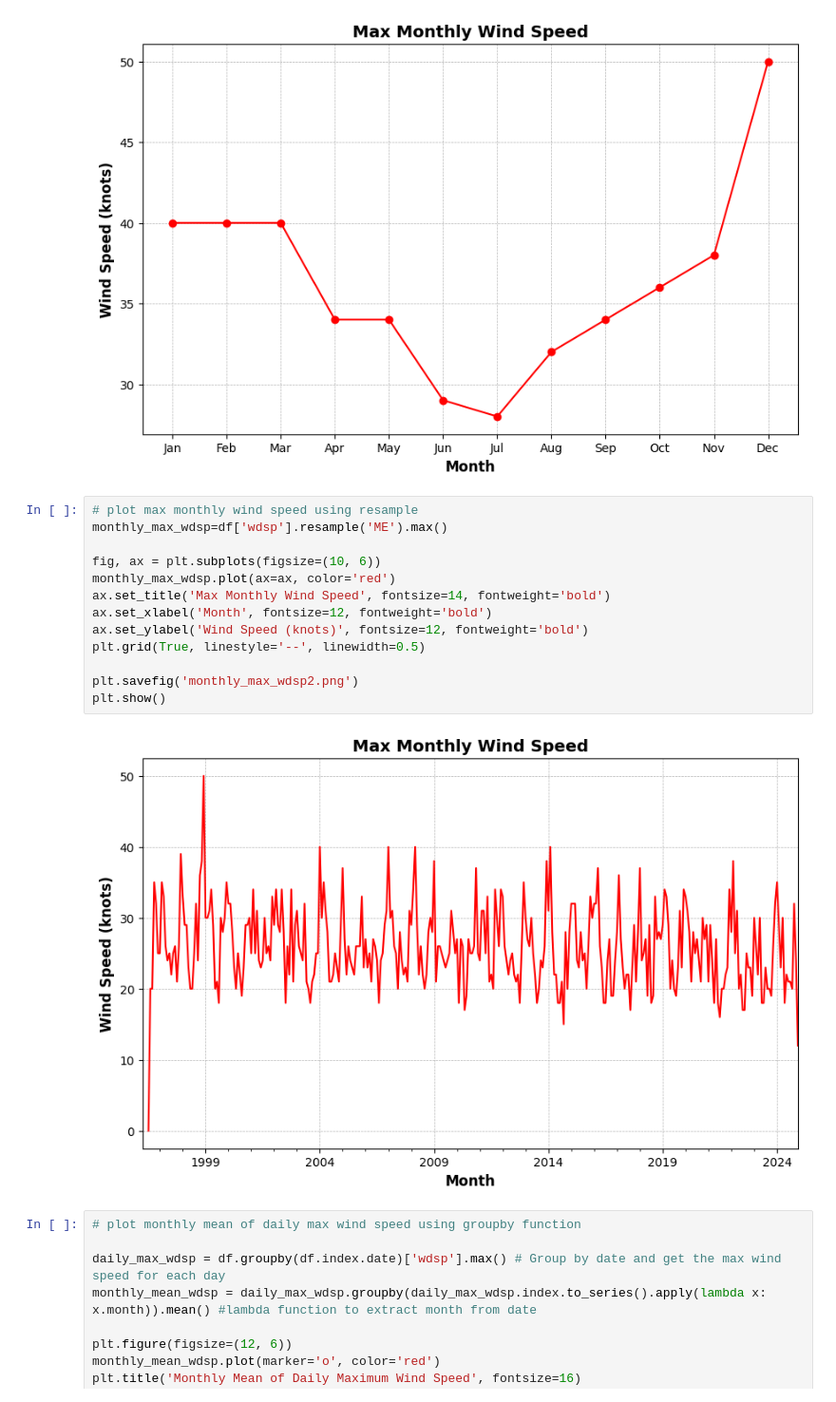
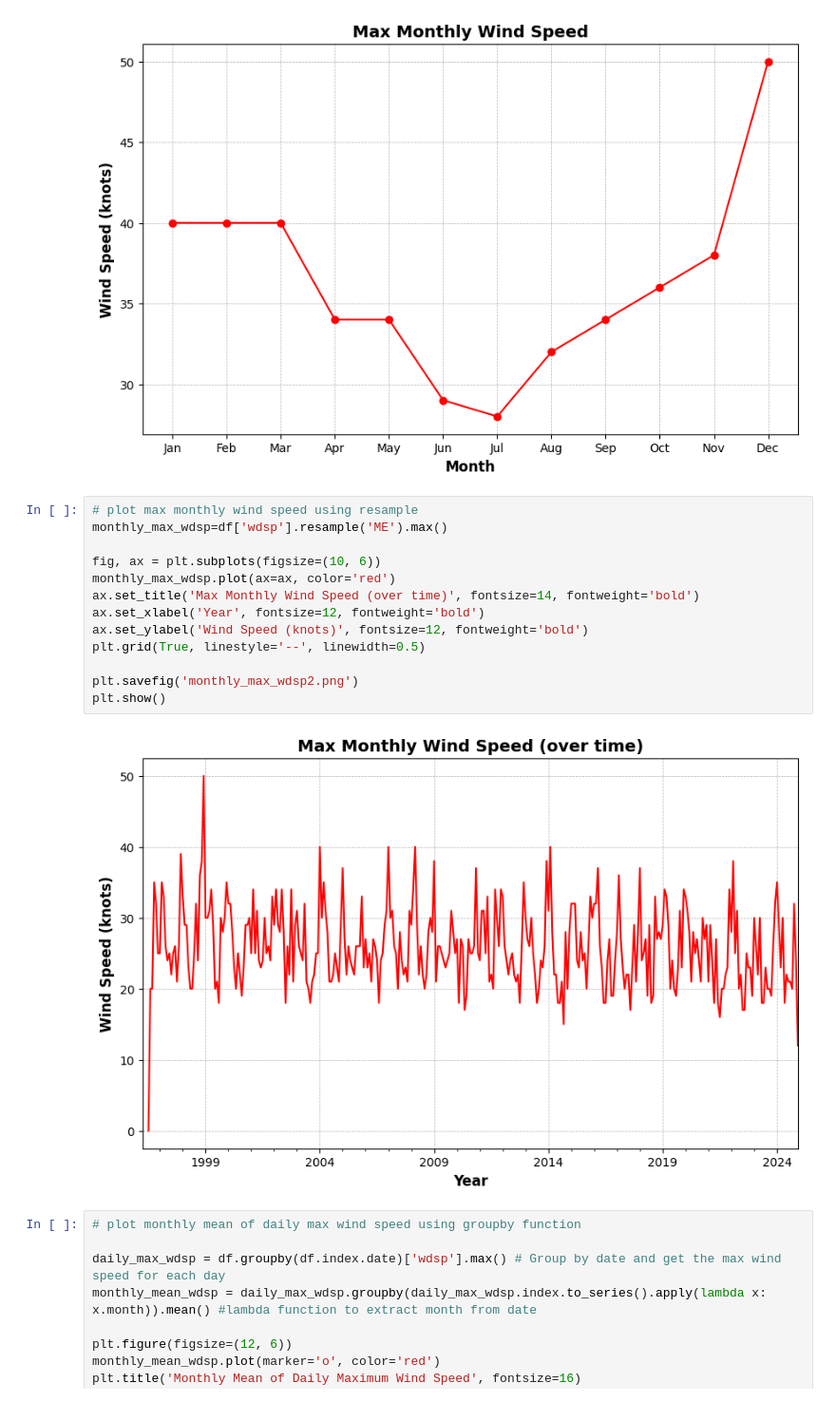
Before and after one commit to L-g00438909/PFDA_assignments, a Jupyter notebook: assignment_6_weather.ipynb, the cells around one changed output. Shown at 95% size. Drawn from its saved outputs; the diff is of its cells as text.

```diff
--- a/assignment_6_weather.ipynb
+++ b/assignment_6_weather.ipynb
@@ -460,18 +460,18 @@ plt.show()
 # %%
 # plot max monthly wind speed using resample
 monthly_max_wdsp=df['wdsp'].resample('ME').max()
 
 fig, ax = plt.subplots(figsize=(10, 6))
 monthly_max_wdsp.plot(ax=ax, color='red')
-ax.set_title('Max Monthly Wind Speed', fontsize=14, fontweight='bold')
-ax.set_xlabel('Month', fontsize=12, fontweight='bold')
+ax.set_title('Max Monthly Wind Speed (over time)', fontsize=14, fontweight='bold')
+ax.set_xlabel('Year', fontsize=12, fontweight='bold')
 ax.set_ylabel('Wind Speed (knots)', fontsize=12, fontweight='bold')
 plt.grid(True, linestyle='--', linewidth=0.5)
 
 plt.savefig('monthly_max_wdsp2.png')
 plt.show()
 # %% [output]
-[figure, old version]
+[figure, new version]
 # %%
 # plot monthly mean of daily max wind speed using groupby function
 
```
Also changed, not shown: parts of 2 cells of this notebook.
